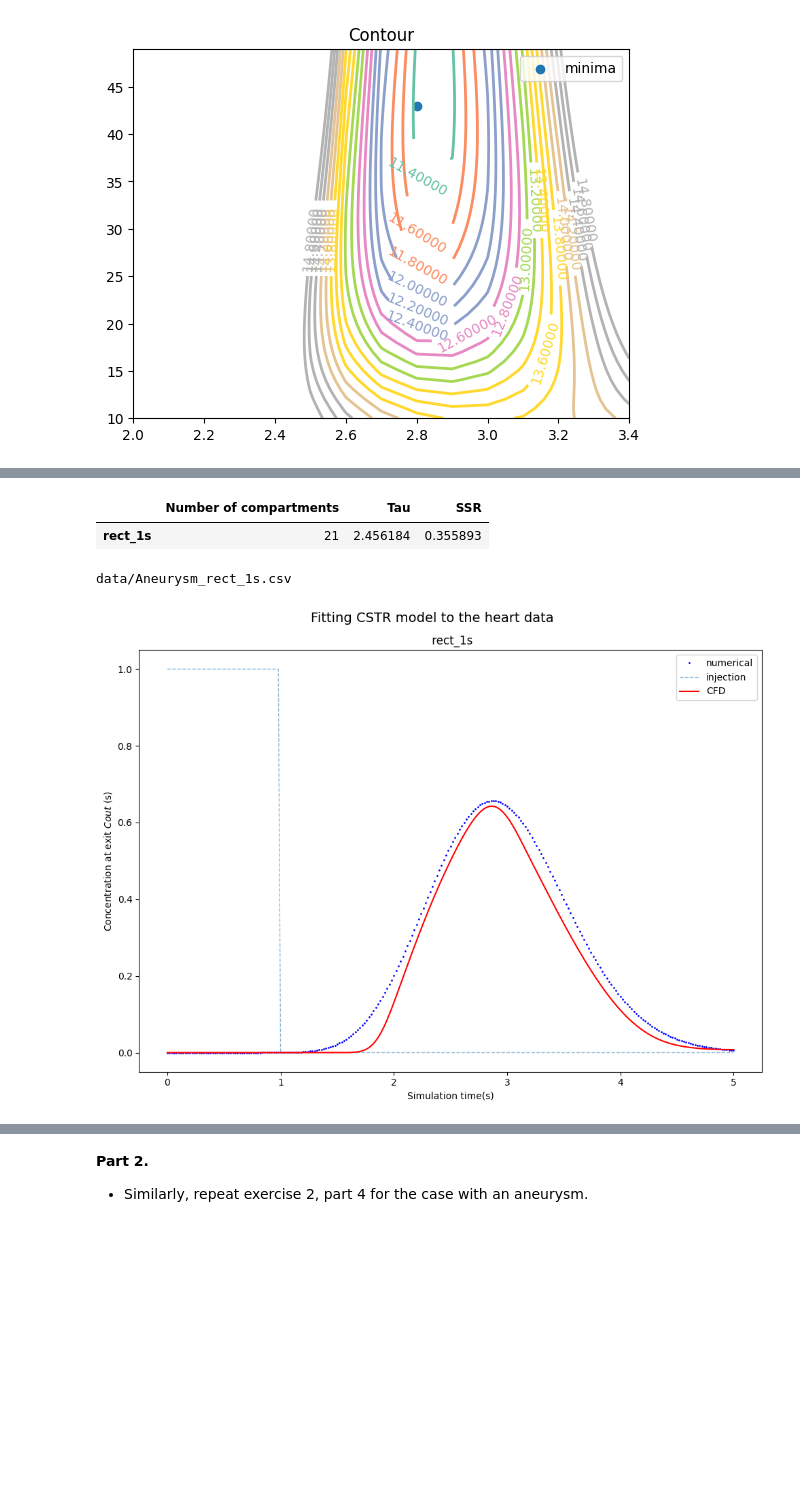
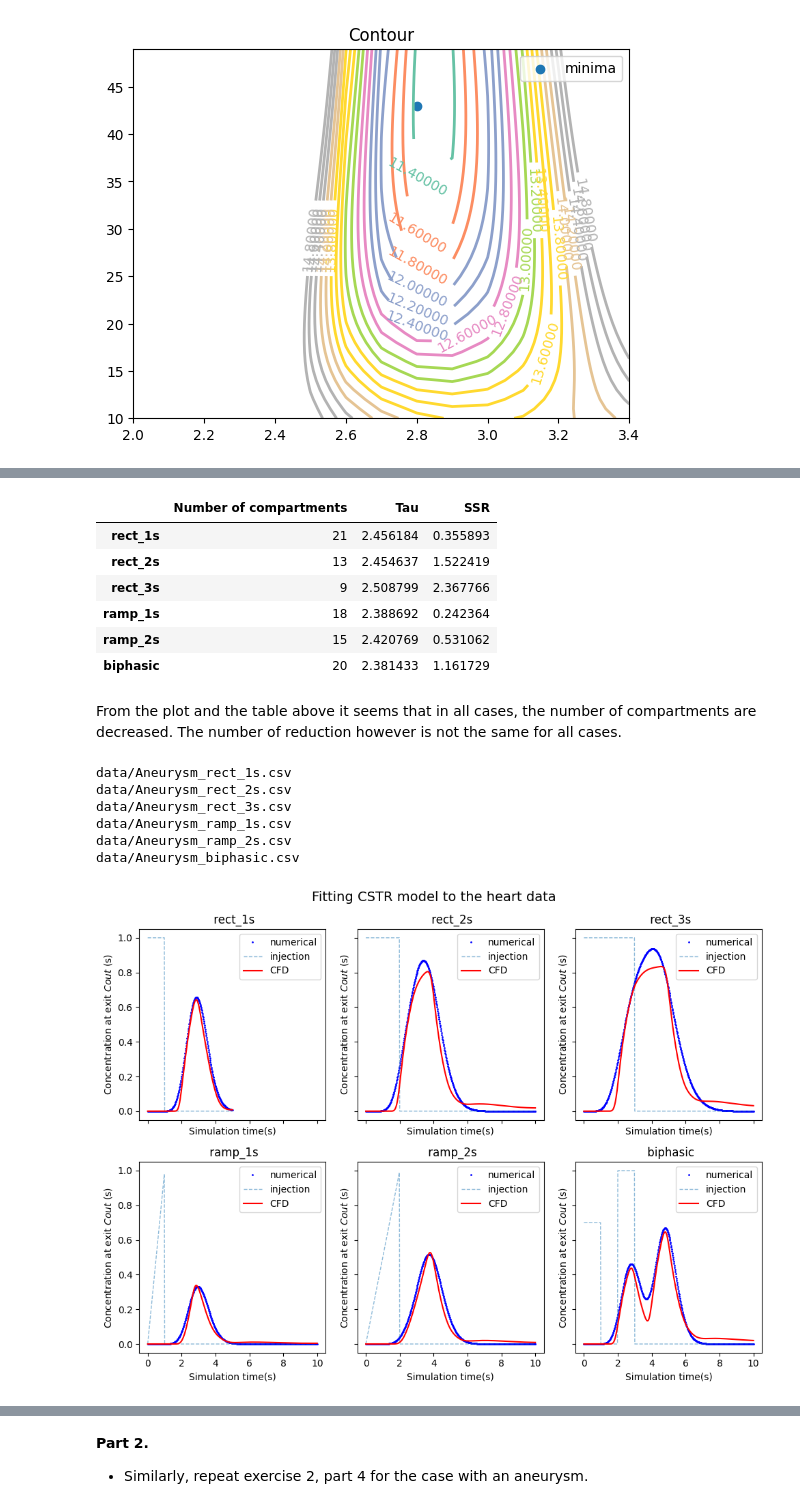
Before and after one commit to waves-stats/MOD_510_2023_autumn, a Jupyter notebook: Project3/project3_draft.ipynb, the cells around one changed output, grey strips where cells are left out. Saved outputs shown, nothing was run; the diff lists cells and outputs as text; code cells hidden in the pictures; blank space fills up the shorter version.

```diff
--- a/Project3/project3_draft.ipynb
+++ b/Project3/project3_draft.ipynb
@@ -907,7 +907,7 @@ for protocol, result in sim_results.items():
     col += 1
     ax.plot(result.index, result['SSR'], '-o', color =colors[col],
             markersize=1, label=protocol,)
-ax.set_title(f'Minimum value at each number of tanks')
+ax.set_title(f'Minimum value at each number of compartments')
 ax.set_xlabel(f'Number of mixing tanks')
 ax.set_ylabel(f'Minimum value')
 #handles = ax.get_legend_handles_labels()
@@ -1052,9 +1057,9 @@ parameters: [2.8][43]
 [figure]
 [figure]
 # %%
-protocol = 'rect_1s'
 sim_results_unhealthy ={}
-sim_results_unhealthy[protocol] = fit_CFD_data(
-            healthy=False, protocol=protocol, Ns=range(10, 40), solver='NR')
+for protocol in protocols:
+    sim_results_unhealthy[protocol] = fit_CFD_data(
+            healthy=False, protocol=protocol, Ns=range(1, 40), solver='NR')
 # %% [output]
 data/Aneurysm_rect_1s.csv
@@ -1079,8 +1109,20 @@ opt_params_unhealthy
 # %% [output]
 |  | Number of compartments | Tau | SSR |
 | rect_1s | 21 | 2.456184 | 0.355893 |
+| rect_2s | 13 | 2.454637 | 1.522419 |
+| rect_3s | 9 | 2.508799 | 2.367766 |
+| ramp_1s | 18 | 2.388692 | 0.242364 |
+| ramp_2s | 15 | 2.420769 | 0.531062 |
+| biphasic | 20 | 2.381433 | 1.161729 |
+# %% [markdown]
+From the plot and the table above it seems that in all cases, the number of compartments are decreased. The number of reduction however is not the same for all cases.
 # %%
-compare_plot(protocols=[protocol], opt_params=opt_params_unhealthy, forcast=False, healthy=False)
+compare_plot(protocols=protocols[0:7], opt_params=opt_params_unhealthy, forcast=False, healthy=False)
 # %% [output]
 data/Aneurysm_rect_1s.csv
+data/Aneurysm_rect_2s.csv
+data/Aneurysm_rect_3s.csv
+data/Aneurysm_ramp_1s.csv
+data/Aneurysm_ramp_2s.csv
+data/Aneurysm_biphasic.csv
-[figure, old version]
+[figure, new version]
```
Also changed, not shown: parts of 13 cells of this notebook.
